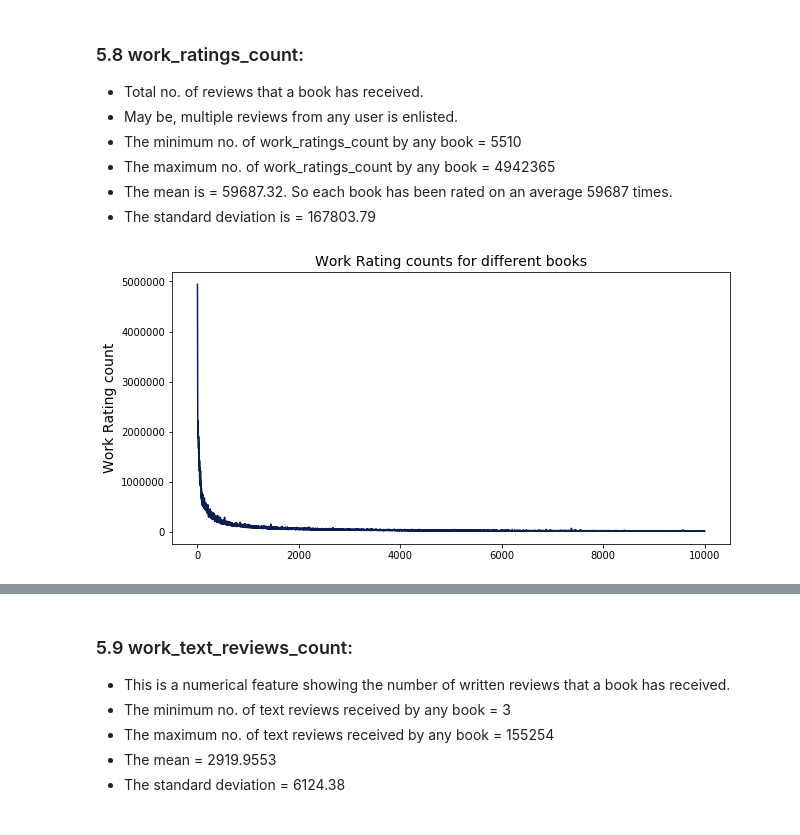
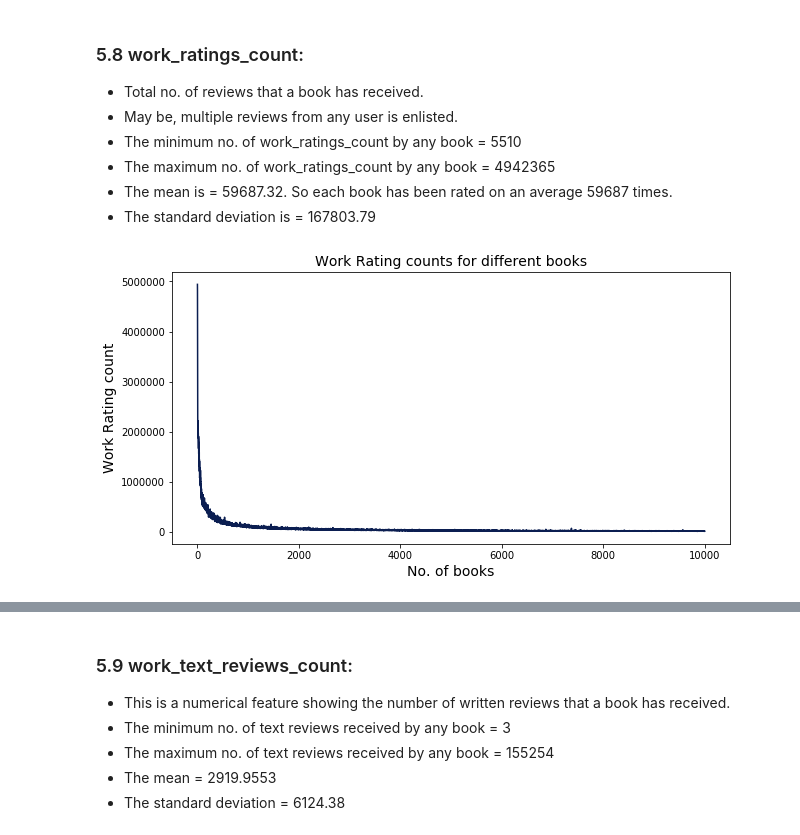
Before and after one commit to debisree/Springboard-Data-Science-Career-Track, a Jupyter notebook: Capstone_two_Goodreads_Book_Recommending_sys/Goodreads_book_reco.ipynb, the cells around one changed output, grey strips where cells are left out. Cells and saved outputs as stored; diff of their text form; code cells hidden in the pictures.

```diff
--- a/Capstone_two_Goodreads_Book_Recommending_sys/Goodreads_book_reco.ipynb
+++ b/Capstone_two_Goodreads_Book_Recommending_sys/Goodreads_book_reco.ipynb
@@ -451,6 +552,6 @@ memory usage: 1.8+ MB
 # %%
 #Dropping the useless columns:
 
-book=book.drop(['best_book_id', 'image_url', 'small_image_url'], axis=1)
+book=book.drop(['best_book_id','work_id','isbn13', 'image_url', 'small_image_url'], axis=1)
 book.head()
 # %% [output]
@@ -731,17 +907,17 @@ plt.show()
 # %%
 book['work_ratings_count'].mean()
 book['work_ratings_count'].min()
 book['work_ratings_count'].max()
 book['work_ratings_count'].std()
 
 
 #plot:
 plt.figure(figsize=figsize)
 _= plt.plot(book['work_ratings_count'])
-plt.xlabel('')
+plt.xlabel('No. of books', fontsize=fontsize)
 plt.ylabel('Work Rating count', fontsize=fontsize)
 plt.title ('Work Rating counts for different books',fontsize=fontsize)
 plt.savefig("9a.png")
 plt.show()
 # %% [output]
-[figure, old version]
+[figure, new version]
```
Also changed, not shown: parts of 29 cells of this notebook.
